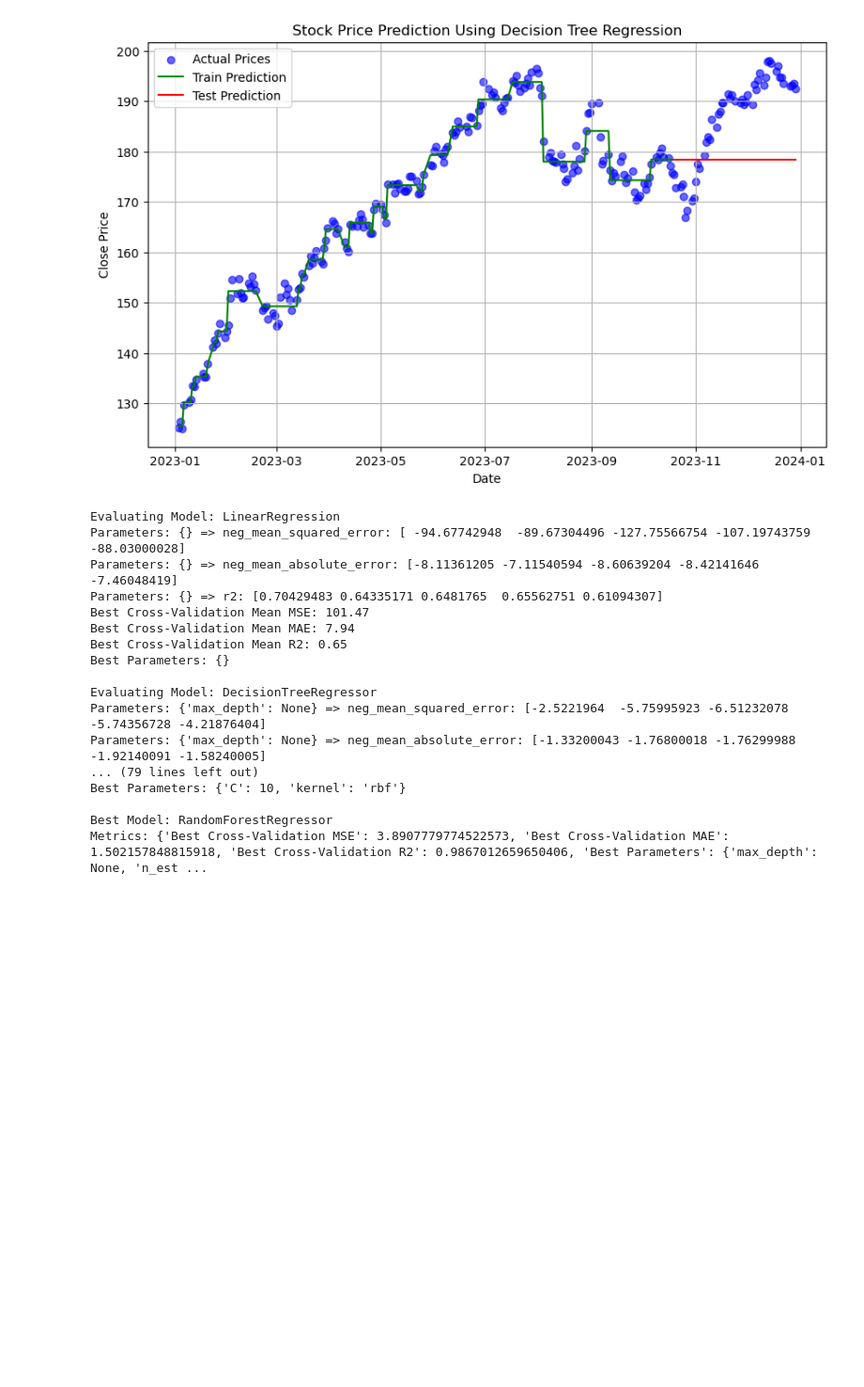
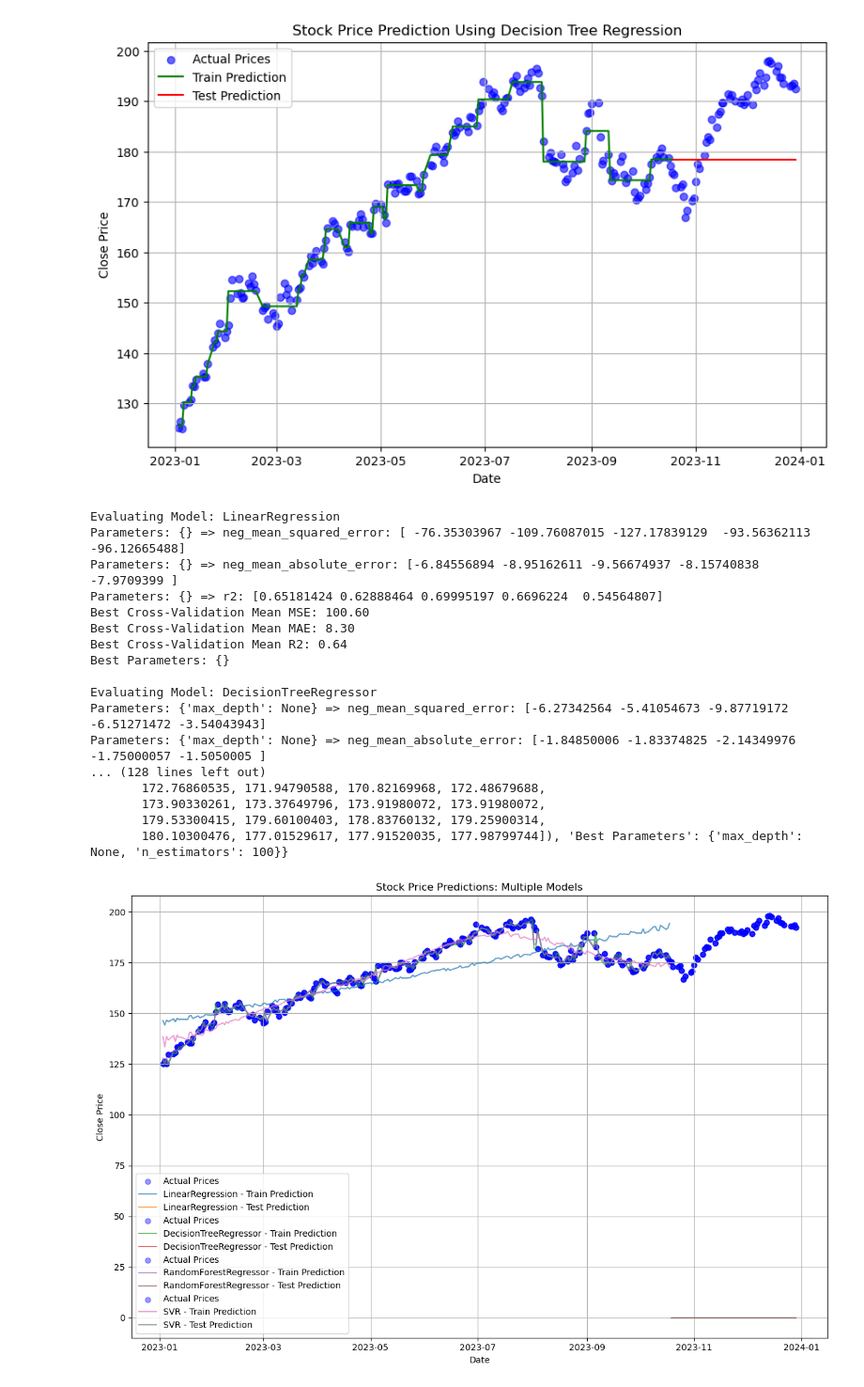
Before and after one commit to bunchart1368/MLDL_models, a Jupyter notebook: mldl_proj.ipynb, the cells around one changed output. Shown at 94% size. Saved outputs shown, nothing was run; the diff lists cells and outputs as text; code cells hidden in the pictures; blank space fills up the shorter version.

Commit message:
fea: add multi models visualization

```diff
--- a/mldl_proj.ipynb
+++ b/mldl_proj.ipynb
@@ -116,6 +119,7 @@ for name, (model, params) in models.items():
     best_mean_cv_mse = float('inf')  # Lower is better for MSE
     best_mean_cv_mae = float('inf')
     best_mean_cv_r2 = float('-inf')  # Higher is better for R2
+    best_predictions = None
     best_params = None
 
     # Loop over each hyperparameter combination
@@ -132,7 +136,10 @@ for name, (model, params) in models.items():
         # Perform cross-validation for each metric
         cv_scores = {}
         for metric in scoring_metrics:
-            cv_scores[metric] = cross_val_score(pipeline, X, y, cv=kf, scoring=metric, n_jobs=-1)
+            cv_scores[metric] = cross_val_score(pipeline, X_train, y_train, cv=kf, scoring=metric, n_jobs=-1)
+            y_pred = cross_val_predict(pipeline, X_train, y_train, cv=kf, n_jobs=-1)
+            # print(f"Prediction: {y_pred}")
+            # print('End predict')
 
         # Print scores for each metric
         for metric, scores in cv_scores.items():
@@ -148,6 +155,7 @@ for name, (model, params) in models.items():
             best_mean_cv_mse = mean_cv_mse
             best_mean_cv_mae = mean_cv_mae
             best_mean_cv_r2 = mean_cv_r2
+            best_predictions = y_pred
             best_params = param_combination
 
     # Save results for the model
@@ -155,6 +163,7 @@ for name, (model, params) in models.items():
         'Best Cross-Validation MSE': best_mean_cv_mse,
         'Best Cross-Validation MAE': best_mean_cv_mae,
         'Best Cross-Validation R2': best_mean_cv_r2,
+        'Best Predictions': best_predictions,
         'Best Parameters': best_params
     }
 
@@ -170,19 +179,54 @@ print(f"\nBest Model: {best_model_name}")
 print(f"Metrics: {model_results[best_model_name]}")
 # %% [output]
 Evaluating Model: LinearRegression
-Parameters: {} => neg_mean_squared_error: [ -94.67742948  -89.67304496 -127.75566754 -107.19743759  -88.03000028]
-Parameters: {} => neg_mean_absolute_error: [-8.11361205 -7.11540594 -8.60639204 -8.42141646 -7.46048419]
-Parameters: {} => r2: [0.70429483 0.64335171 0.6481765  0.65562751 0.61094307]
-Best Cross-Validation Mean MSE: 101.47
-Best Cross-Validation Mean MAE: 7.94
-Best Cross-Validation Mean R2: 0.65
+Parameters: {} => neg_mean_squared_error: [ -76.35303967 -109.76087015 -127.17839129  -93.56362113  -96.12665488]
+Parameters: {} => neg_mean_absolute_error: [-6.84556894 -8.95162611 -9.56674937 -8.15740838 -7.9709399 ]
+Parameters: {} => r2: [0.65181424 0.62888464 0.69995197 0.6696224  0.54564807]
+Best Cross-Validation Mean MSE: 100.60
+Best Cross-Validation Mean MAE: 8.30
+Best Cross-Validation Mean R2: 0.64
 Best Parameters: {}
 
 Evaluating Model: DecisionTreeRegressor
-Parameters: {'max_depth': None} => neg_mean_squared_error: [-2.5221964  -5.75995923 -6.51232078 -5.74356728 -4.21876404]
-Parameters: {'max_depth': None} => neg_mean_absolute_error: [-1.33200043 -1.76800018 -1.76299988 -1.92140091 -1.58240005]
-... (79 lines left out)
-Best Parameters: {'C': 10, 'kernel': 'rbf'}
-
-Best Model: RandomForestRegressor
-Metrics: {'Best Cross-Validation MSE': 3.8907779774522573, 'Best Cross-Validation MAE': 1.502157848815918, 'Best Cross-Validation R2': 0.9867012659650406, 'Best Parameters': {'max_depth': None, 'n_est ...
+Parameters: {'max_depth': None} => neg_mean_squared_error: [-6.27342564 -5.41054673 -9.87719172 -6.51271472 -3.54043943]
+Parameters: {'max_depth': None} => neg_mean_absolute_error: [-1.84850006 -1.83374825 -2.14349976 -1.75000057 -1.5050005 ]
+... (128 lines left out)
+       172.76860535, 171.94790588, 170.82169968, 172.48679688,
+       173.90330261, 173.37649796, 173.91980072, 173.91980072,
+       179.53300415, 179.60100403, 178.83760132, 179.25900314,
+       180.10300476, 177.01529617, 177.91520035, 177.98799744]), 'Best Parameters': {'max_depth': None, 'n_estimators': 100}}
+# %%
+import matplotlib.pyplot as plt
+
+# Assume stock_data['Date'], y (actual values), and y_pred_train/y_pred_test for each model are available
+# Assume split_index separates train and test data
+
+# Initialize a figure
+plt.figure(figsize=(12, 8))
+# print(model_results)
+
+# Iterate over models and their results
+for model_name, model_result in model_results.items():
+    # Get predictions for train and test sets (mock data for illustration; replace with actual predictions)
+    y_pred_train = model_result.get('Best Predictions', [0] * split_index)  # Placeholder
+    y_pred_test = model_result.get('y_pred_test', [0] * (len(stock_data) - split_index))  # Placeholder
+
+    # Plot actual prices
+    plt.scatter(stock_data['Date'], y, label=f'Actual Prices', color='blue', alpha=0.4)
+
+    # Plot train predictions
+    plt.plot(stock_data['Date'][:split_index], y_pred_train, label=f'{model_name} - Train Prediction', alpha=0.7)
+
+    # Plot test predictions
+    plt.plot(stock_data['Date'][split_index:], y_pred_test, label=f'{model_name} - Test Prediction', alpha=0.7)
+
+# Add labels and titles
+plt.xlabel("Date")
+plt.ylabel("Close Price")
+plt.title("Stock Price Predictions: Multiple Models")
+plt.legend()
+plt.grid(True)
+plt.tight_layout()
+plt.show()
+# %% [output]
+[figure, added]
```
Also changed, not shown: parts of 2 cells of this notebook, 1 other file.
